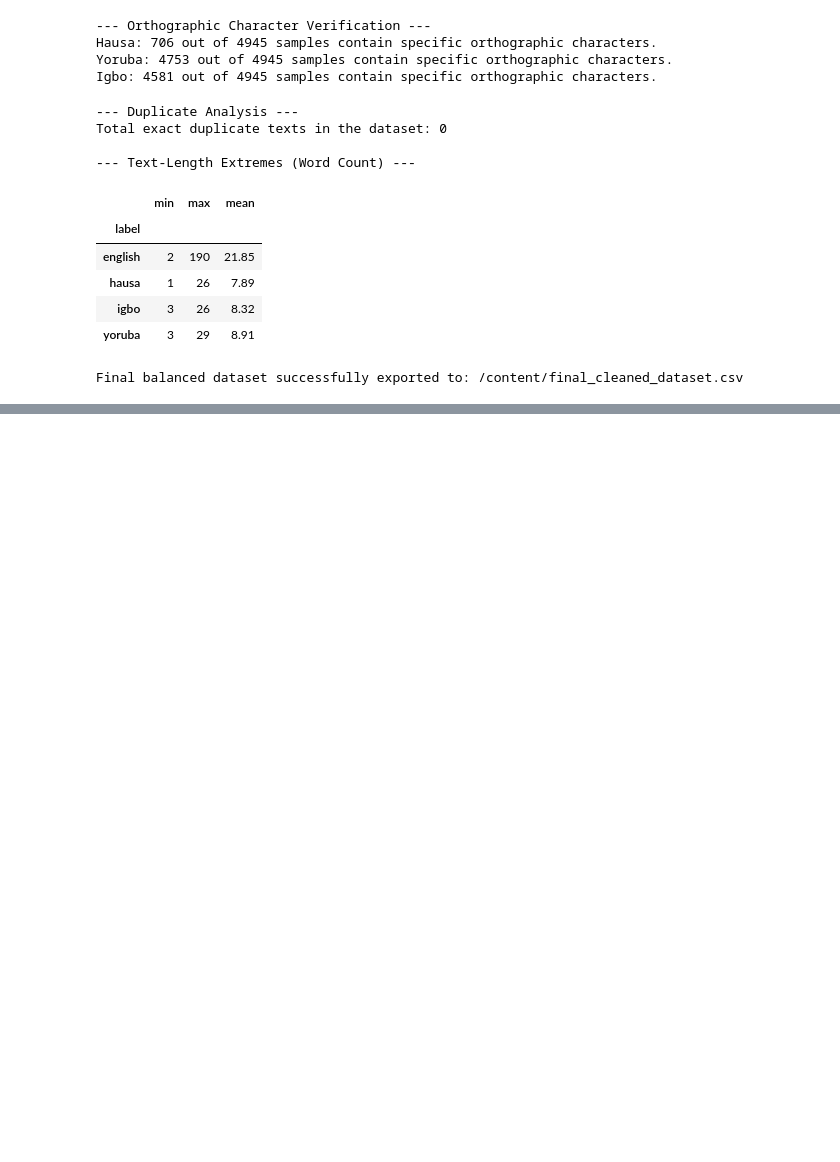
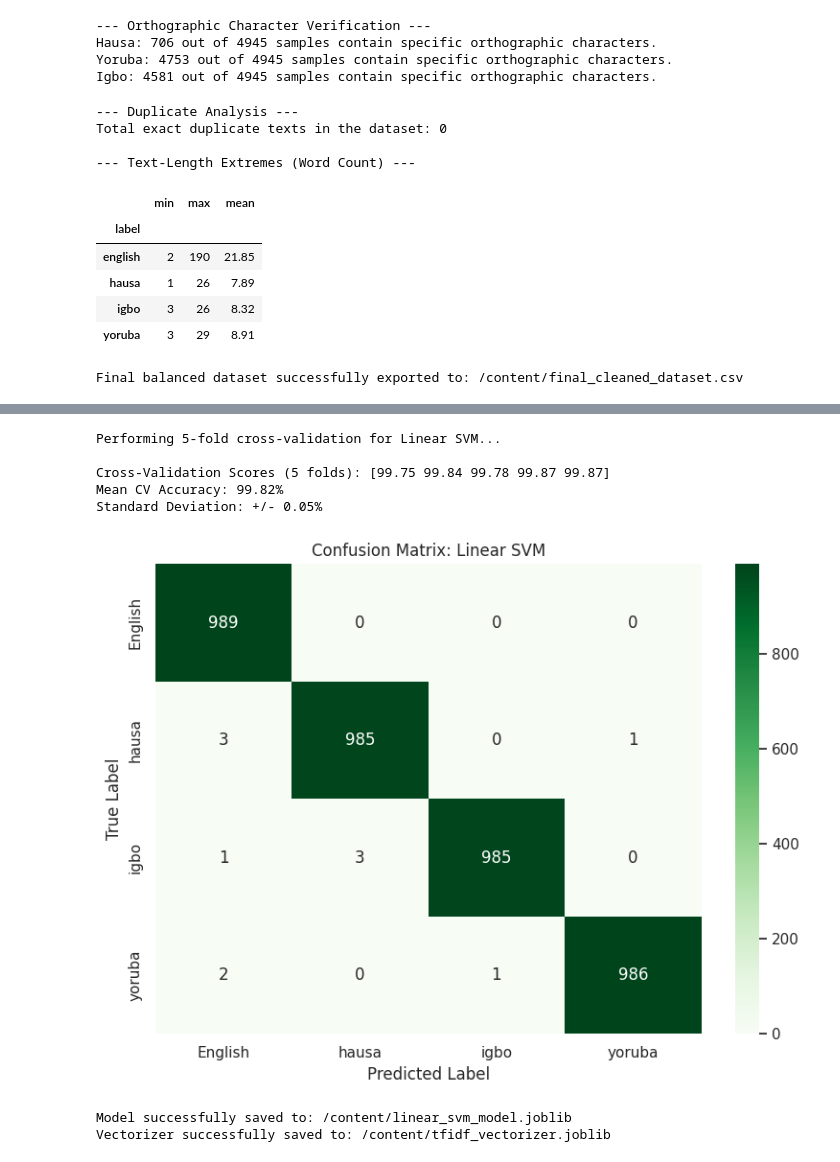
Before and after one commit to Jqueen43/Nigerian_Language_Identifier, a Jupyter notebook: Nigerian_Language_Identifier.ipynb, the cells around one changed output, grey strips where cells are left out. Drawn from its saved outputs; the diff is of its cells as text; code cells hidden in the pictures; blank space fills up the shorter version.

```diff
--- a/Nigerian_Language_Identifier.ipynb
+++ b/Nigerian_Language_Identifier.ipynb
@@ -629,0 +968,52 @@ Final balanced dataset successfully exported to: /content/final_cleaned_dataset.
+# %%
+from sklearn.model_selection import cross_val_score
+from sklearn.metrics import confusion_matrix
+import matplotlib.pyplot as plt
+import seaborn as sns
+import numpy as np
+
+# 1. Perform 5-fold Cross-Validation on the training data
+print("Performing 5-fold cross-validation for Linear SVM...")
+cv_scores = cross_val_score(svm_classifier, X_train_tfidf, train_df['label'], cv=5, n_jobs=-1)
+
+print(f"\nCross-Validation Scores (5 folds): {np.round(cv_scores * 100, 2)}")
+print(f"Mean CV Accuracy: {cv_scores.mean() * 100:.2f}%")
+print(f"Standard Deviation: +/- {cv_scores.std() * 100:.2f}%")
+
+# 2. Compute and Plot the Confusion Matrix for the Test Set
+cm_svm = confusion_matrix(test_df['label'], y_pred_svm, labels=svm_classifier.classes_)
+
+plt.figure(figsize=(8, 6))
+sns.heatmap(cm_svm, annot=True, fmt='d', cmap='Greens',
+            xticklabels=svm_classifier.classes_,
+            yticklabels=svm_classifier.classes_)
+
+plt.title('Confusion Matrix: Linear SVM')
+plt.xlabel('Predicted Label')
+plt.ylabel('True Label')
+plt.tight_layout()
+plt.show()
+# %% [output]
+Performing 5-fold cross-validation for Linear SVM...
+
+Cross-Validation Scores (5 folds): [99.75 99.84 99.78 99.87 99.87]
+Mean CV Accuracy: 99.82%
+Standard Deviation: +/- 0.05%
+[figure, added]
+# %%
+import joblib
+
+# Define file paths
+model_path = '/content/linear_svm_model.joblib'
+vectorizer_path = '/content/tfidf_vectorizer.joblib'
+
+# Save the Linear SVM model
+joblib.dump(svm_classifier, model_path)
+print(f"Model successfully saved to: {model_path}")
+
+# Save the TF-IDF vectorizer
+joblib.dump(tfidf_vectorizer, vectorizer_path)
+print(f"Vectorizer successfully saved to: {vectorizer_path}")
+# %% [output]
+Model successfully saved to: /content/linear_svm_model.joblib
+Vectorizer successfully saved to: /content/tfidf_vectorizer.joblib
```
Also changed, not shown: parts of 11 cells of this notebook.
